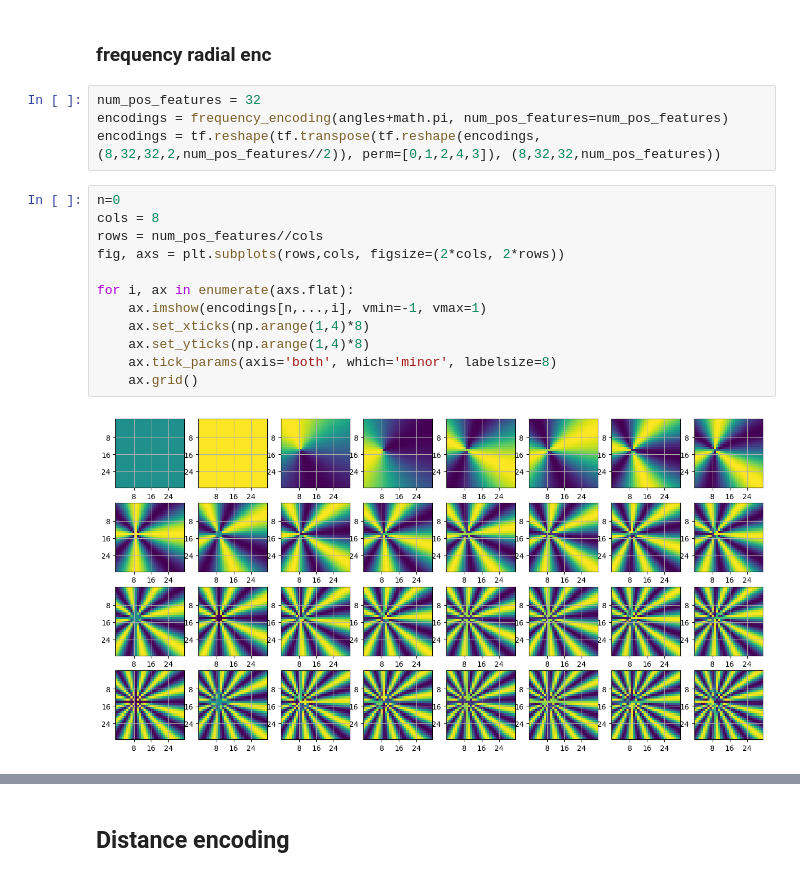
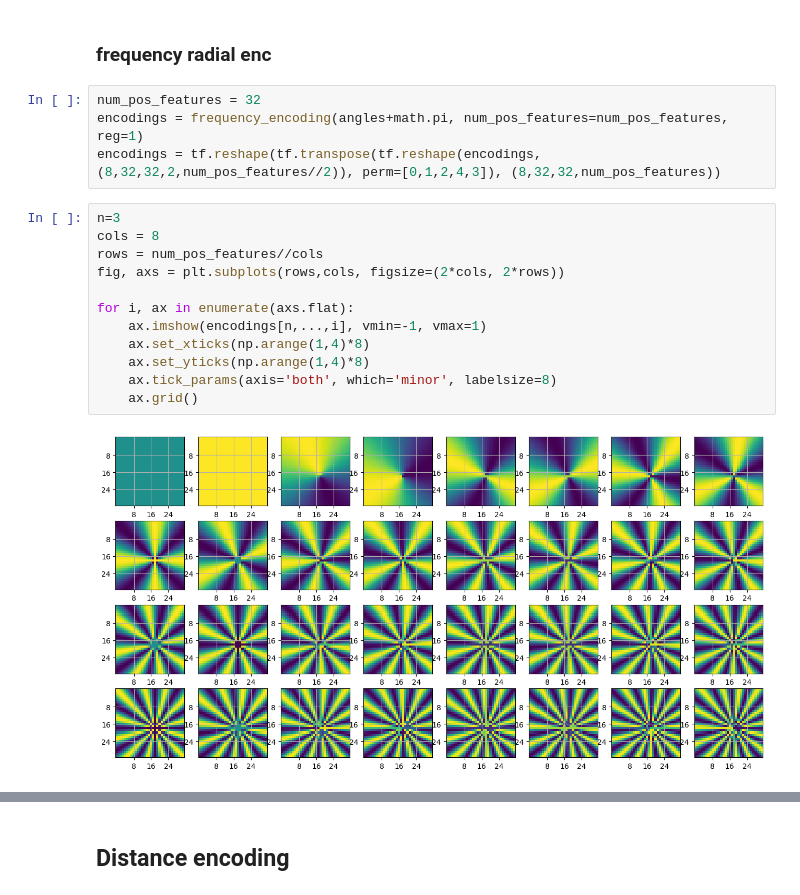
Before and after one commit to fzzyfoxx/resume, a Jupyter notebook: maps_vectorization/Fourier/radial_relative_pos_enc.ipynb, the cells around one changed output, grey strips where cells are left out. Saved outputs shown, nothing was run; the diff lists cells and outputs as text.

```diff
--- a/maps_vectorization/Fourier/radial_relative_pos_enc.ipynb
+++ b/maps_vectorization/Fourier/radial_relative_pos_enc.ipynb
@@ -290,22 +134,22 @@ enc max range:  0.07299298
 ### frequency radial enc
 # %%
 num_pos_features = 32
-encodings = frequency_encoding(angles+math.pi, num_pos_features=num_pos_features)
+encodings = frequency_encoding(angles+math.pi, num_pos_features=num_pos_features, reg=1)
 encodings = tf.reshape(tf.transpose(tf.reshape(encodings, (8,32,32,2,num_pos_features//2)), perm=[0,1,2,4,3]), (8,32,32,num_pos_features))
 # %%
-n=0
+n=3
 cols = 8
 rows = num_pos_features//cols
 fig, axs = plt.subplots(rows,cols, figsize=(2*cols, 2*rows))
 
 for i, ax in enumerate(axs.flat):
     ax.imshow(encodings[n,...,i], vmin=-1, vmax=1)
     ax.set_xticks(np.arange(1,4)*8)
     ax.set_yticks(np.arange(1,4)*8)
     ax.tick_params(axis='both', which='minor', labelsize=8)
     ax.grid()
 # %% [output]
-[figure, old version]
+[figure, new version]
 # %%
 fig, axs = plt.subplots(1,2, figsize=(6,3))
 
```
Also changed, not shown: parts of 22 cells of this notebook, 4 other files.
